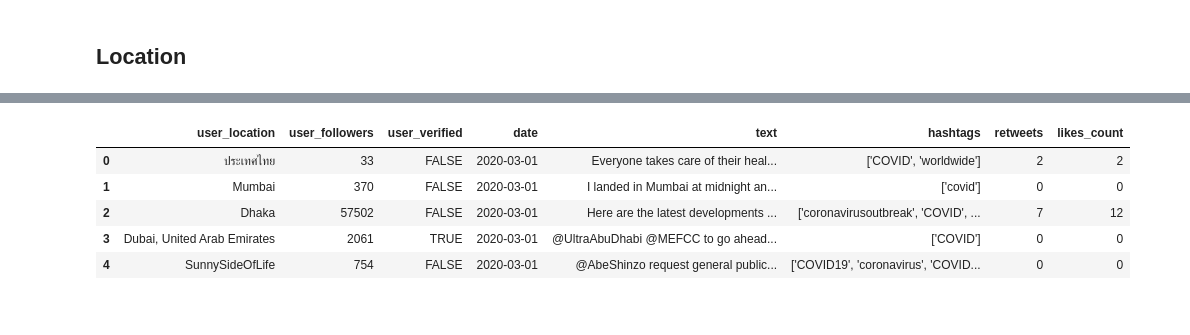
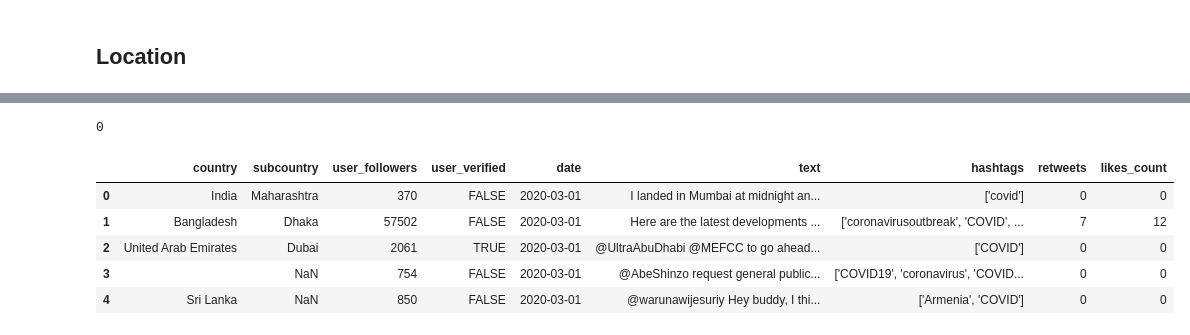
Before and after one commit to ayushjain9/NLP_SentimentAnalysis, a Jupyter notebook: master.ipynb, the cells around one changed output, grey strips where cells are left out. Saved outputs shown, nothing was run; the diff lists cells and outputs as text; code cells hidden in the pictures.

Commit message:
Location Grouped

```diff
--- a/master.ipynb
+++ b/master.ipynb
@@ -363,0 +393,2 @@ print(df_final)
+# %%
+web = pd.read_csv('https://datahub.io/core/world-cities/r/world-cities.csv')
@@ -363,0 +434,4 @@ print(df_final)
+# %%
+df_final = df.merge(web, how = 'left', left_on='user_location_x', right_on='name')[['user_location_x', 'user_location_y', 'user_location', 'name','country',
+'subcountry','user_followers','user_verified','date','text','hashtags',
+'retweets','likes_count']]
@@ -372,0 +451,4 @@ df_final.head()
+# %%
+# Filling NAN of country by User_location_y
+df_final.country.fillna(df_final.user_location_y, inplace = True)
+df_final.head()
@@ -373,9 +462,15 @@ df_final.head()
+# %%
+df_final = df_final.drop(['user_location_x','user_location_y','user_location','name'], axis =1)
+# %%
+df_final.country.isnull().sum()
+# %% [output]
+0
 # %%
-df.head()
+df_final.head()
 # %% [output]
-|  | user_location | user_followers | user_verified | date | text | hashtags | retweets | likes_count |
-| 0 | ประเทศไทย | 33 | FALSE | 2020-03-01 | Everyone takes care of their heal... | ['COVID', 'worldwide'] | 2 | 2 |
-| 1 | Mumbai | 370 | FALSE | 2020-03-01 | I landed in Mumbai at midnight an... | ['covid'] | 0 | 0 |
-| 2 | Dhaka | 57502 | FALSE | 2020-03-01 | Here are the latest developments ... | ['coronavirusoutbreak', 'COVID', ... | 7 | 12 |
-| 3 | Dubai, United Arab Emirates | 2061 | TRUE | 2020-03-01 | @UltraAbuDhabi @MEFCC to go ahead... | ['COVID'] | 0 | 0 |
-| 4 | SunnySideOfLife | 754 | FALSE | 2020-03-01 | @AbeShinzo request general public... | ['COVID19', 'coronavirus', 'COVID... | 0 | 0 |
+|  | country | subcountry | user_followers | user_verified | date | text | hashtags | retweets | likes_count |
+| 0 | India | Maharashtra | 370 | FALSE | 2020-03-01 | I landed in Mumbai at midnight an... | ['covid'] | 0 | 0 |
+| 1 | Bangladesh | Dhaka | 57502 | FALSE | 2020-03-01 | Here are the latest developments ... | ['coronavirusoutbreak', 'COVID', ... | 7 | 12 |
+| 2 | United Arab Emirates | Dubai | 2061 | TRUE | 2020-03-01 | @UltraAbuDhabi @MEFCC to go ahead... | ['COVID'] | 0 | 0 |
+| 3 |  | NaN | 754 | FALSE | 2020-03-01 | @AbeShinzo request general public... | ['COVID19', 'coronavirus', 'COVID... | 0 | 0 |
+| 4 | Sri Lanka | NaN | 850 | FALSE | 2020-03-01 | @warunawijesuriy Hey buddy, I thi... | ['Armenia', 'COVID'] | 0 | 0 |
```
Also changed, not shown: parts of 64 cells of this notebook.
